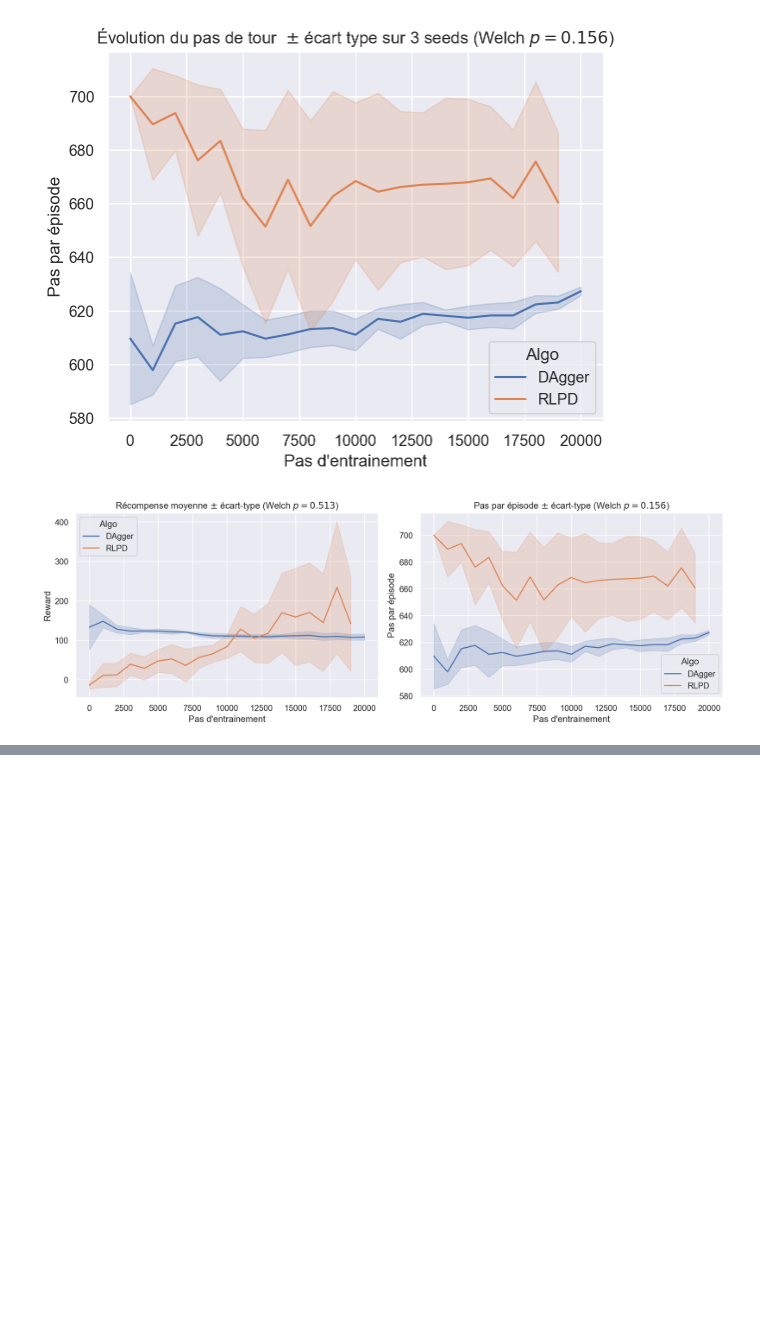
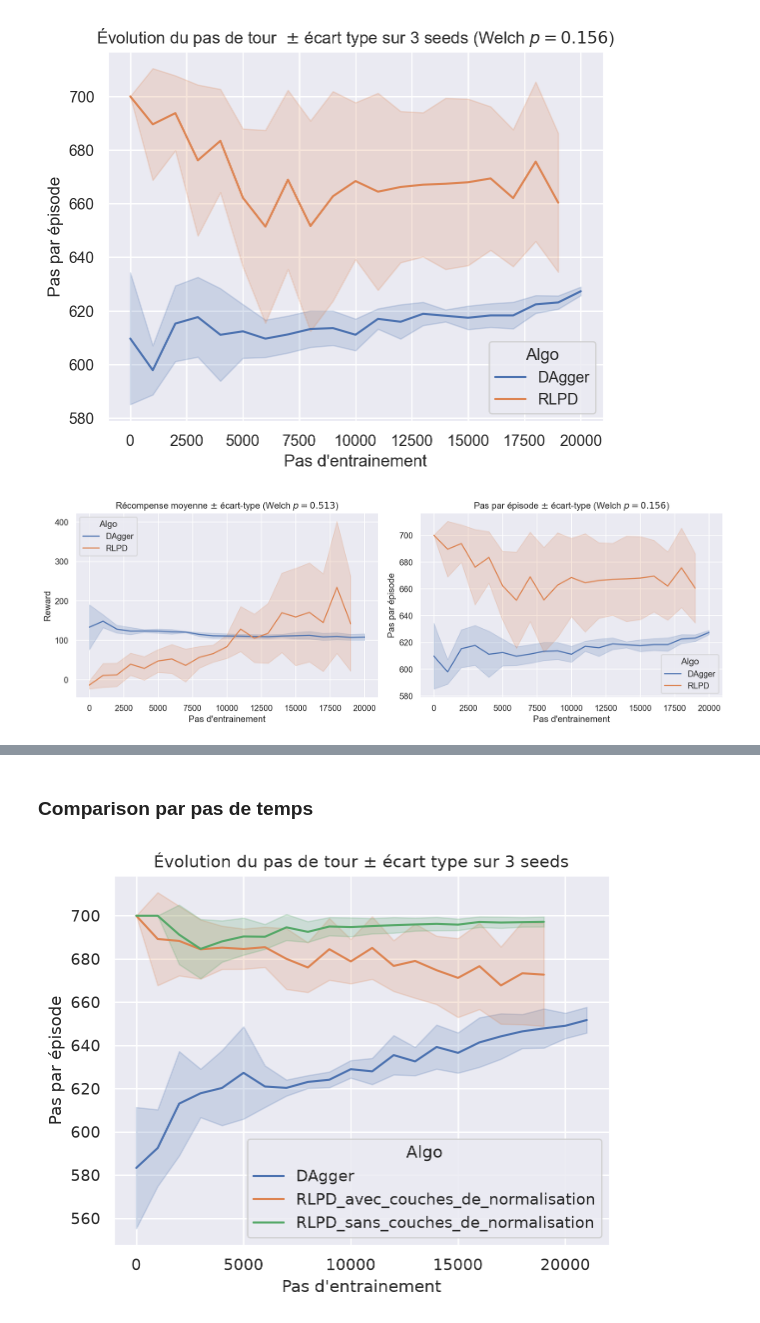
Before and after one commit to emmanuelgkn/rl_mini_projet_2, a Jupyter notebook: graphiques.ipynb, the cells around one changed output, grey strips where cells are left out. Saved outputs shown, nothing was run; the diff lists cells and outputs as text; code cells hidden in the pictures; blank space fills up the shorter version.

```diff
--- a/graphiques.ipynb
+++ b/graphiques.ipynb
@@ -73,0 +112,8 @@ plt.show()
+# %% [markdown]
+### Comparison par pas de temps
+# %%
+sn.lineplot(data=data, x="Pas d'entrainement", y="Pas par épisode", hue="Algo",errorbar="sd")
+plt.title("Évolution du pas de tour $\pm$ écart type sur 3 seeds")
+plt.show()
+# %% [output]
+[figure, added]
```
Also changed, not shown: parts of 31 cells of this notebook, 2 other files.
